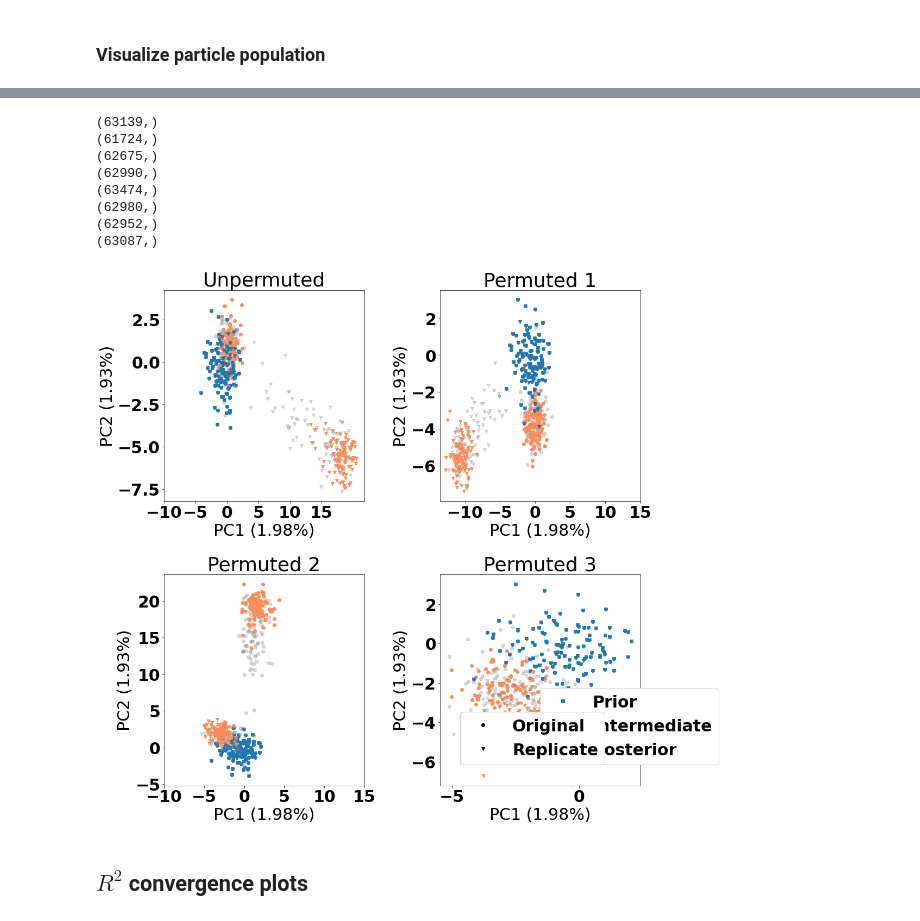
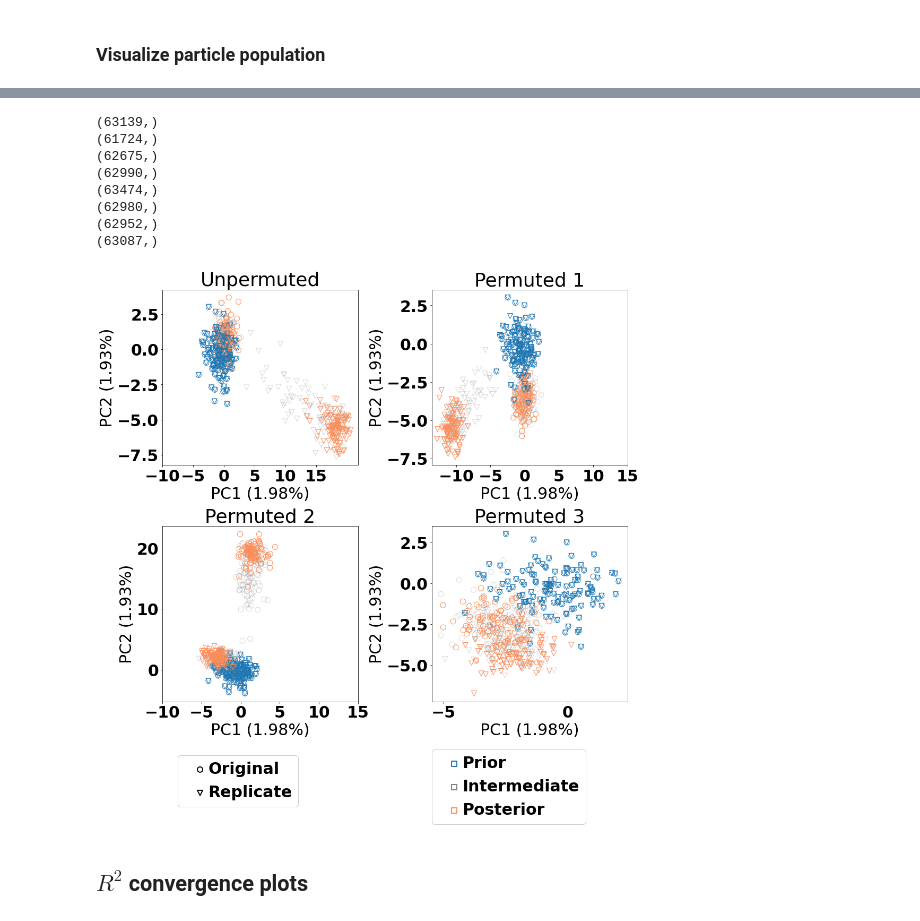
Before and after one commit to vetleser/BayesianGEM, a Jupyter notebook: code/visualization_for_manuscript.ipynb, the cells around one changed output, grey strips where cells are left out. Cells and saved outputs as stored; diff of their text form; code cells hidden in the pictures.

Commit message:
Status after updating figures and removing code and results no longer in use.

```diff
--- a/code/visualization_for_manuscript.ipynb
+++ b/code/visualization_for_manuscript.ipynb
@@ -386,45 +119,45 @@ for origin in proper_names.keys():
     for label in ['original', 'replicate']:
         label_idxs = np.nonzero((model == label) & (prior == origin))[0]
         marker = marker_dict[label]
         this_idxs = {period: np.intersect1d(period_idxs[period], label_idxs) for period in all_periods}
         this_idxs["Intermediate"] = thinning_rng.choice(this_idxs["Intermediate"],size=100,replace=False)
         this_idxs["Posterior"] = thinning_rng.choice(this_idxs["Posterior"],size=100,replace=False)
         print(label_idxs.shape)
         # plt.scatter(PCS[:,0],PCS[:,1],color='grey',alpha=0.2)
         # prior_idxs = np.intersect1d(label_idxs, period_idxs["prior"])
-        plt.scatter(PCS[this_idxs['Prior'],0],PCS[this_idxs['Prior'], 1],color='#1f78b4',label='Prior', marker=marker)
+        plt.scatter(PCS[this_idxs['Prior'],0],PCS[this_idxs['Prior'], 1],edgecolors='#1f78b4',label='Prior',
+                    marker=marker,facecolors='none',s=100)
         plt.scatter(PCS[this_idxs["Intermediate"],0],PCS[this_idxs["Intermediate"], 1],
-                    color='grey',alpha=0.3,label='Intermediate',marker=marker)
+                    edgecolors='grey',alpha=0.3,label='Intermediate',marker=marker,facecolors='none',s=100)
         plt.scatter(PCS[this_idxs['Posterior'],0],PCS[this_idxs['Posterior'], 1],
-                    color='#fc8d59',label='Posterior',marker=marker)
-    if i == 4:
-        pass
+                    edgecolors='#fc8d59',label='Posterior',marker=marker, facecolors='none',s=100)
     i += 1
     plt.xlabel('PC1 ({:.2f}%)'.format(EV[0]*100))
     plt.ylabel('PC2 ({:.2f}%)'.format(EV[1]*100))
     plt.xticks(np.arange(-10,20,5))
     plt.title(proper_names[origin])
     plt.tight_layout()
-plt.savefig("../figures/pca.png",dpi=300)
 colors = ['#1f78b4', 'grey', '#fc8d59']
-f = lambda m,c: plt.plot([],[],marker=m, color=c, ls="none")[0]
+f = lambda m,c: plt.scatter([],[],marker=m,edgecolors=c, facecolors="none", s=100,linewidth=2)
 handles_period = [f("s", color) for color in colors]
 handles_model = [f(marker, "k") for marker in marker_dict.values()]
-legend_period = plt.legend(handles_period, all_periods, loc=(.5,.1), framealpha=1)
-legend_status = plt.legend(handles_model, ["Original", "Replicate"], loc=(.1,.1), framealpha=1)
-plt.gca().add_artist(legend_period)
-plt.gca().add_artist(legend_status)
+legend_period = plt.legend(handles_period, all_periods, loc=(0,-.7), framealpha=1, handletextpad=-.5)
+legend_status = plt.legend(handles_model, ["Original", "Replicate"], loc=(-1.3,-.6), framealpha=1,handletextpad=-.5)
+plt.gcf().add_artist(legend_period)
+plt.gcf().add_artist(legend_status)
+plt.gcf().subplots_adjust(bottom=.22)
+plt.savefig("../figures/pca.png",dpi=300)
 plt.show()
 # %% [output]
 (63139,)
 (61724,)
 (62675,)
 (62990,)
 (63474,)
 (62980,)
 (62952,)
 (63087,)
-[figure, old version]
+[figure, new version]
 # %% [markdown]
 ## $R^2$ convergence plots
 # %%
```
Also changed, not shown: parts of 48 cells of this notebook, 2 other files.
